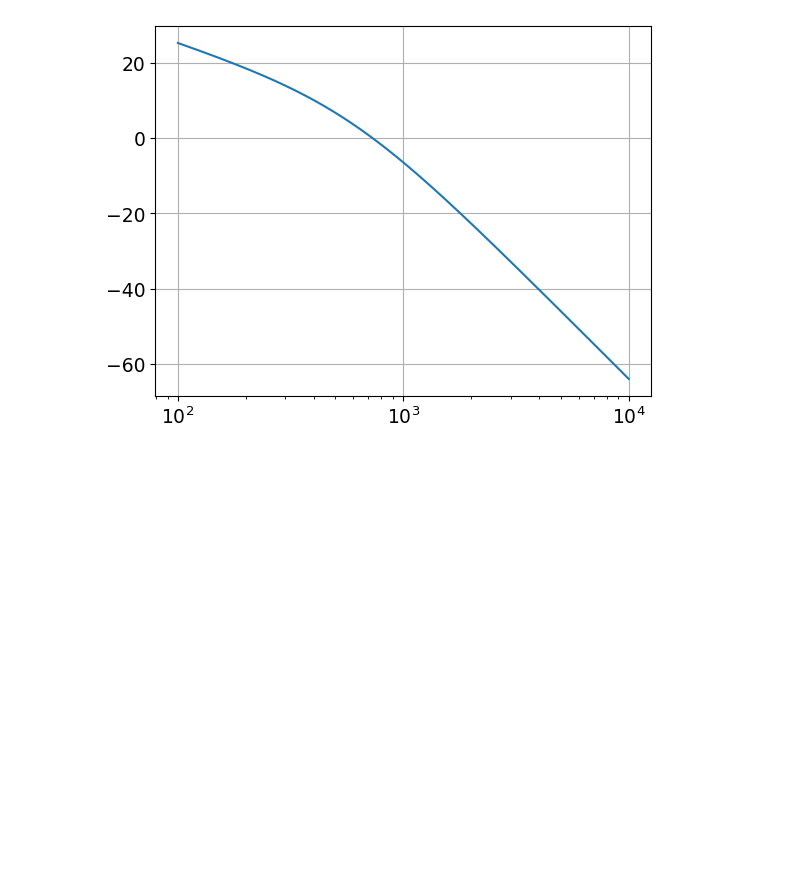
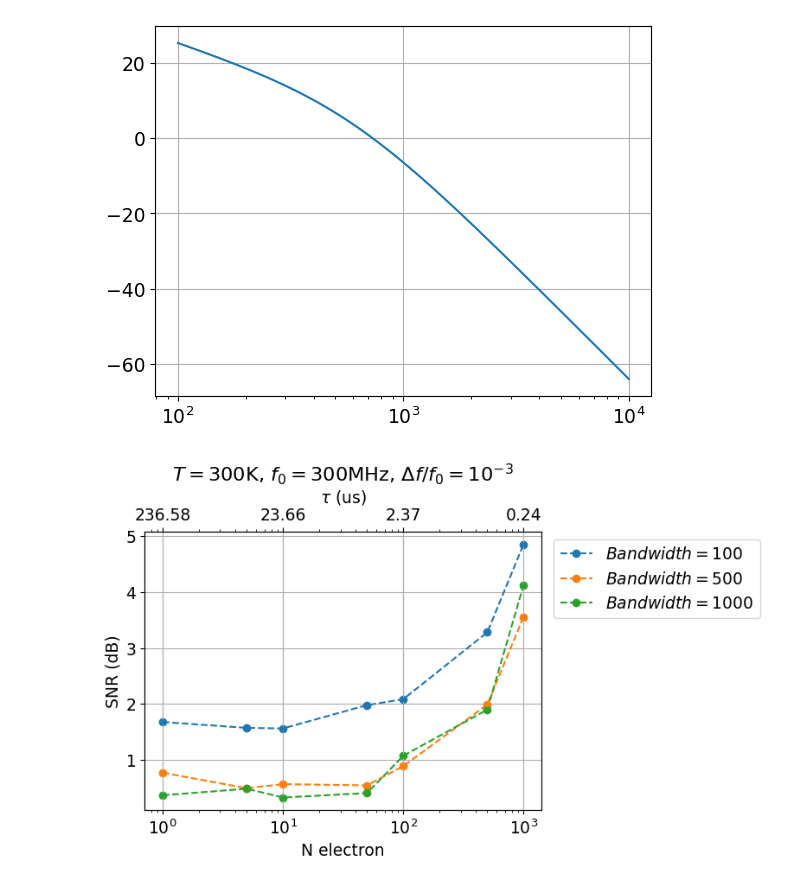
Before and after one commit to Andris-Huang/edes, a Jupyter notebook: edes/modules/detection/motion_detection.ipynb, the cells around one changed output. Drawn from its saved outputs; the diff is of its cells as text; code cells hidden in the pictures; blank space fills up the shorter version.

```diff
--- a/edes/modules/detection/motion_detection.ipynb
+++ b/edes/modules/detection/motion_detection.ipynb
@@ -422,0 +499,21 @@ plt.xscale('log')
+# %%
+def plot_SNR_variations(all_width_factor, all_deff, all_SNR, Q, Z0, T, n, f0=70):
+    fig, ax = plt.subplots(figsize=(8, 5))
+    ax.set_xscale('log')
+    ax2 = ax.twiny()
+    ax2.set_xscale('log')
+    for i in range(len(all_width_factor)):
+        plot_ax(ax, all_deff, all_SNR[i], 'o--', label=f'$Bandwidth = {all_width_factor[i]:.0f}$')
+        plot_ax(ax2, all_deff, all_SNR[i], '.')
+    ax.set_ylabel('SNR (dB)')
+    ax.set_xlabel('N electron')
+    ax2.set_xlabel(r'$\tau$ (us)')
+    ax2.set_xticklabels([f'{1e6/i:.2f}' for i in ax2.get_xticks()*e**2*Q*Z0/m/(1e-3)**2])
+    ax.set_title(r'$T = $300K, $f_0 = $300MHz, $\Delta f/f_0 = 10^{-3}$')
+    ax.legend(bbox_to_anchor=(1.01, 1))
+    plt.tight_layout()
+    plt.show()
+# %%
+plot_SNR_variations(all_BW, all_n, all_SNR_300_10, Q, Z0, T=300, n=10)
+# %% [output]
+[figure, added]
```
Also changed, not shown: parts of 4 cells of this notebook, 4 other files.
